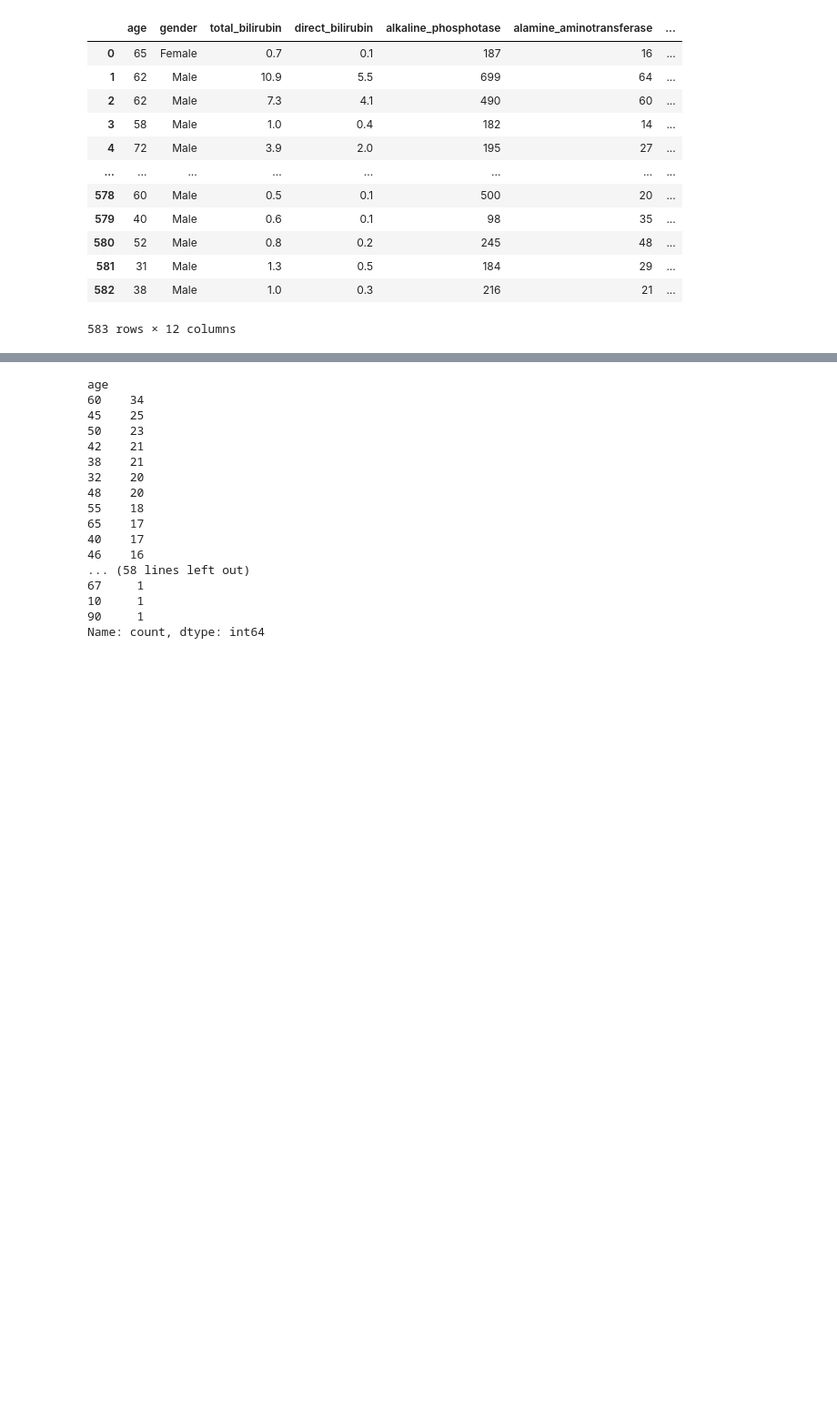
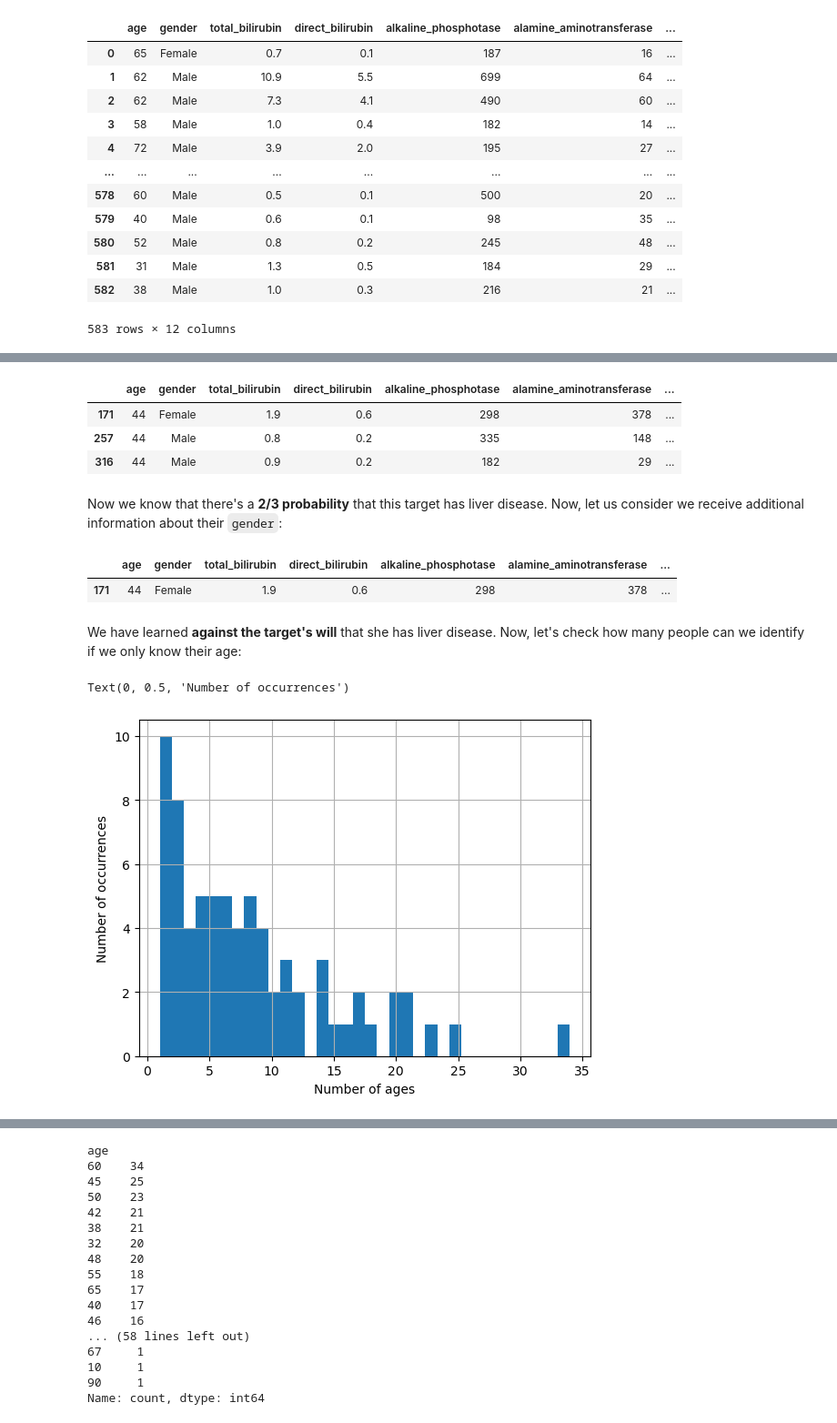
Before and after one commit to alan-turing-institute/sqlsynthgen-health-demo, a Jupyter notebook: ipynb/sqlsynthgen-healthcare-demo.ipynb, the cells around one changed output, grey strips where cells are left out. Shown at 91% size. Drawn from its saved outputs; the diff is of its cells as text; code cells hidden in the pictures; blank space fills up the shorter version.

```diff
--- a/ipynb/sqlsynthgen-healthcare-demo.ipynb
+++ b/ipynb/sqlsynthgen-healthcare-demo.ipynb
@@ -22,11 +28,11 @@ import pandas as pd
 DATABASE_NAME: str = "db"
 
 connection, _ = healthcare_demo.connect_to_postgress(DATABASE_NAME)
-query_dataframe = pd.read_sql_query(
+patient_data = pd.read_sql_query(
     "SELECT * FROM indian_liver_patient", con=connection
 )
 
-query_dataframe
+patient_data
 # %% [output]
 |  | age | gender | total_bilirubin | direct_bilirubin | alkaline_phosphotase | alamine_aminotransferase | ... |
 | 0 | 65 | Female | 0.7 | 0.1 | 187 | 16 | ... |
@@ -43,0 +56,30 @@ query_dataframe
+# %%
+TARGET_AGE: int = 44
+patient_data.query(f"age == {TARGET_AGE}")
+# %% [output]
+|  | age | gender | total_bilirubin | direct_bilirubin | alkaline_phosphotase | alamine_aminotransferase | ... |
+| 171 | 44 | Female | 1.9 | 0.6 | 298 | 378 | ... |
+| 257 | 44 | Male | 0.8 | 0.2 | 335 | 148 | ... |
+| 316 | 44 | Male | 0.9 | 0.2 | 182 | 29 | ... |
+# %% [markdown]
+Now we know that there's a **2/3 probability** that this target has liver disease. Now, let us consider we receive additional information about their `gender`:
+# %%
+TARGET_GENDER: str = "Female"
+patient_data.query(f"age == {TARGET_AGE} and gender == '{TARGET_GENDER}'")
+# %% [output]
+|  | age | gender | total_bilirubin | direct_bilirubin | alkaline_phosphotase | alamine_aminotransferase | ... |
+| 171 | 44 | Female | 1.9 | 0.6 | 298 | 378 | ... |
+# %% [markdown]
+We have learned **against the target's will** that she has liver disease. Now, let's check how many people can we identify if we only know their age:
+# %%
+import matplotlib.pyplot as plt
+
+age_counts: pd.DataFrame = patient_data["age"].value_counts()
+NUMBER_OF_BINS: int = max(age_counts)
+
+age_counts.hist(bins=NUMBER_OF_BINS)
+plt.xlabel("Number of ages")
+plt.ylabel("Number of occurrences")
+# %% [output]
+Text(0, 0.5, 'Number of occurrences')
+[figure, added]
```
Also changed, not shown: parts of 24 cells of this notebook, 3 other files.
